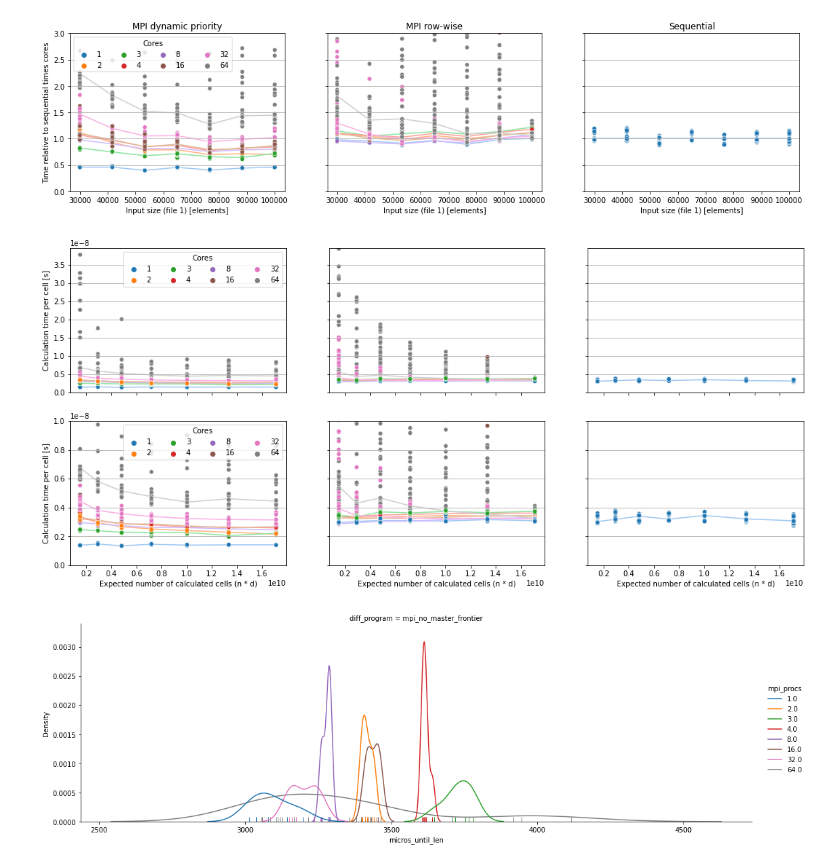
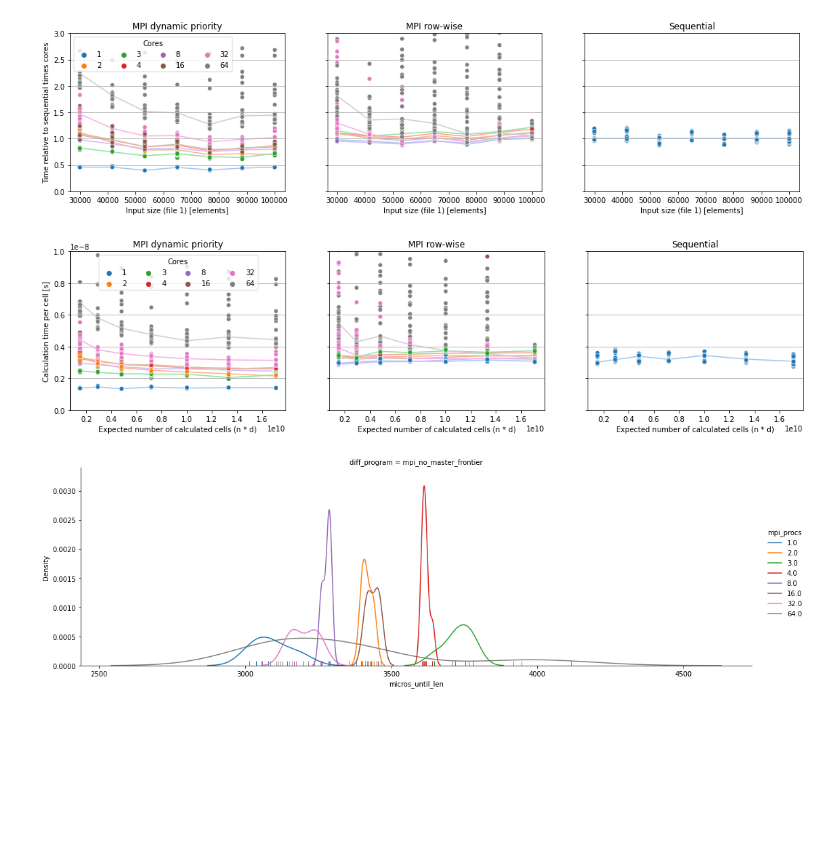
Before and after one commit to tehwalris/mpi-myers-diff, a Jupyter notebook: notebooks/benchmark-analysis-euler-presentation/independent_small.ipynb, the cells around one changed output. Saved outputs shown, nothing was run; the diff lists cells and outputs as text; code cells hidden in the pictures; blank space fills up the shorter version.

```diff
--- a/notebooks/benchmark-analysis-euler-presentation/independent_small.ipynb
+++ b/notebooks/benchmark-analysis-euler-presentation/independent_small.ipynb
@@ -130,33 +130,33 @@ save_plot(fig, 'independent-small-sequential-relative')
 [figure]
 # %%
 palette = {mpi_procs: color for mpi_procs, color in zip(sorted(benchmark_results.mpi_procs.dropna().unique()), sns.color_palette())}
-fig, ax = plt.subplots(2, 3, figsize=(18, 8), sharex=True, sharey='row')
-for y_lim_i, y_lim in enumerate([(0, None), (0, 1e-8)]):
-    for diff_program_i, diff_program in enumerate(['mpi_priority_frontier', 'mpi_no_master_frontier', 'sequential_frontier']):
-        temp = benchmark_results.copy()
-        temp['mpi_procs'] = temp['mpi_procs'].fillna(1)
-        temp = temp[(temp['diff_program'] == diff_program) & (temp['input_strategy'] == 'independent')]
-        temp['nd'] = temp['input_length_1'] * temp['min_edit_length']
-        temp['seconds_per_cell'] = temp['micros_until_len'] * temp['mpi_procs'].fillna(1) / temp['nd'] * 1e-6
+fig, ax = plt.subplots(1, 3, figsize=(18, 4), sharex=True, sharey='row')
+for diff_program_i, diff_program in enumerate(['mpi_priority_frontier', 'mpi_no_master_frontier', 'sequential_frontier']):
+    temp = benchmark_results.copy()
+    temp['mpi_procs'] = temp['mpi_procs'].fillna(1)
+    temp = temp[(temp['diff_program'] == diff_program) & (temp['input_strategy'] == 'independent')]
+    temp['nd'] = temp['input_length_1'] * temp['min_edit_length']
+    temp['seconds_per_cell'] = temp['micros_until_len'] * temp['mpi_procs'].fillna(1) / temp['nd'] * 1e-6
 
-        temp_2 = temp.groupby(['nd', 'mpi_procs'])['seconds_per_cell'].median().unstack('mpi_procs')
+    temp_2 = temp.groupby(['nd', 'mpi_procs'])['seconds_per_cell'].median().unstack('mpi_procs')
 
-        this_ax = ax[y_lim_i][diff_program_i]
-        plot_scatter_with_lines(
-            ax=this_ax,
-            scatter_data=temp,
-            line_data=temp_2,
-            x_key='nd',
-            y_key='seconds_per_cell',
-            hue_key='mpi_procs',
-            show_legend=diff_program_i == 0,
-        )
-        this_ax.set_ylim(*y_lim)
-        this_ax.grid(axis='y')
+    this_ax = ax[diff_program_i]
+    plot_scatter_with_lines(
+        ax=this_ax,
+        scatter_data=temp,
+        line_data=temp_2,
+        x_key='nd',
+        y_key='seconds_per_cell',
+        hue_key='mpi_procs',
+        show_legend=diff_program_i == 0,
+    )
+    this_ax.set_title(nice_name_map[diff_program])
+    this_ax.set_ylim(0, 1e-8)
+    this_ax.grid(axis='y')
 
 save_plot(fig, 'independent-small-cell-times')
 # %% [output]
-[figure, old version]
+[figure, new version]
 # %%
 temp = benchmark_results.copy()
 temp = temp[(temp['diff_program'] == 'mpi_no_master_frontier') & (temp['input_strategy'] == 'independent') & (temp['input_length_1'] == temp['input_length_1'].max())]
```
Also changed, not shown: 1 other file.
